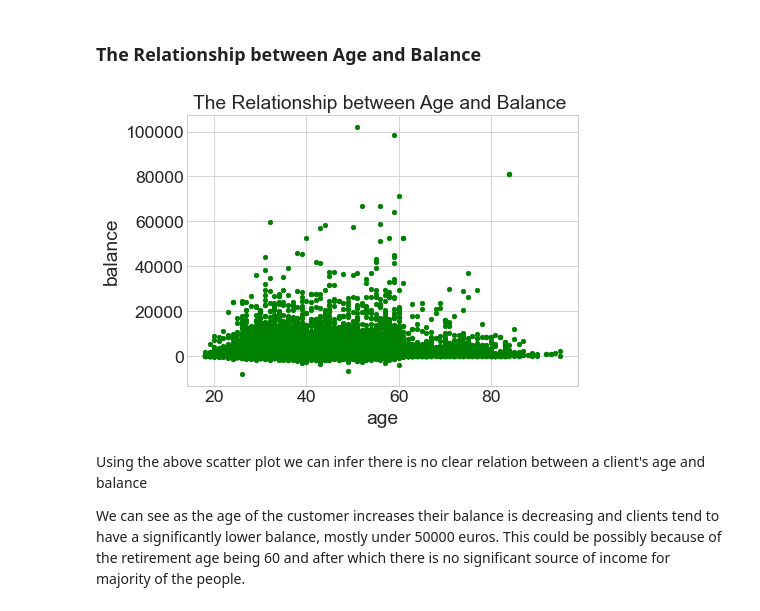
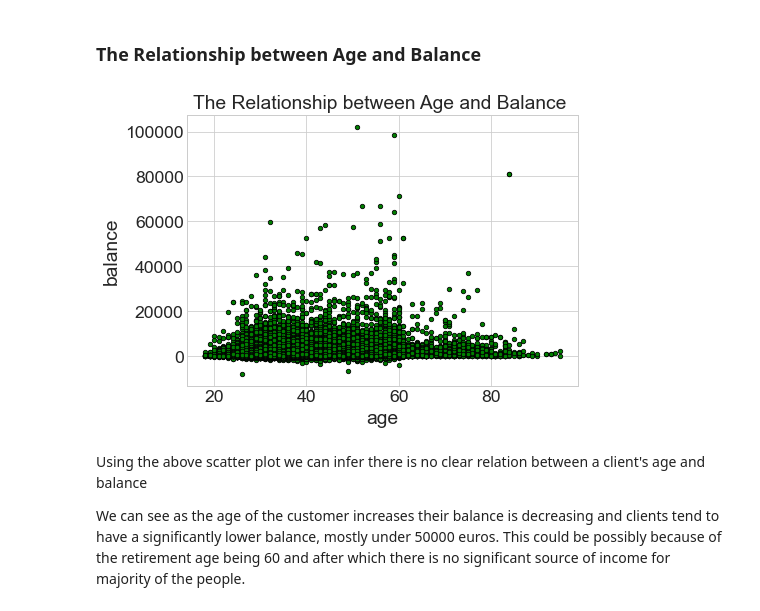
Before and after one commit to aditya230302/Bank-Full-EDA, a Jupyter notebook: bank123456789.ipynb, the cells around one changed output. Saved outputs shown, nothing was run; the diff lists cells and outputs as text; code cells hidden in the pictures.

```diff
--- a/bank123456789.ipynb
+++ b/bank123456789.ipynb
@@ -441,12 +447,12 @@ The distribution of balance: After dropping outliers in balance, the range of ba
 # %% [markdown]
 ### The Relationship between Age and Balance
 # %%
-scatter_age_balance = data.plot.scatter('age','balance',figsize = (7,5), color ="green")
+scatter_age_balance = data.plot.scatter('age','balance',figsize = (7,5), color ="green", edgecolor='black')
 
 plt.title('The Relationship between Age and Balance ')
 plt.show()
 # %% [output]
-[figure, old version]
+[figure, new version]
 # %% [markdown]
 Using the above scatter plot we can infer there is no clear relation between a client's age and balance
 
```
Also changed, not shown: parts of 17 cells of this notebook.
